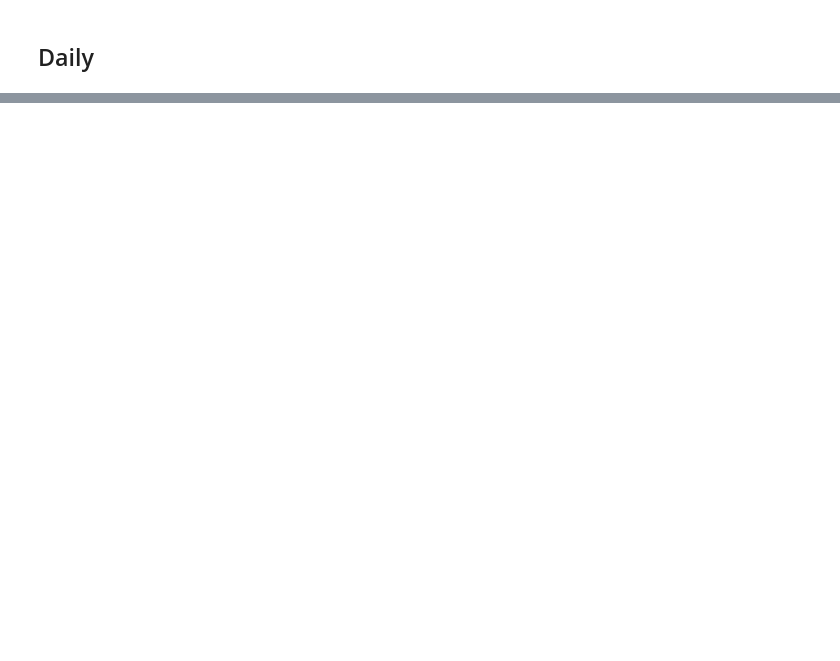
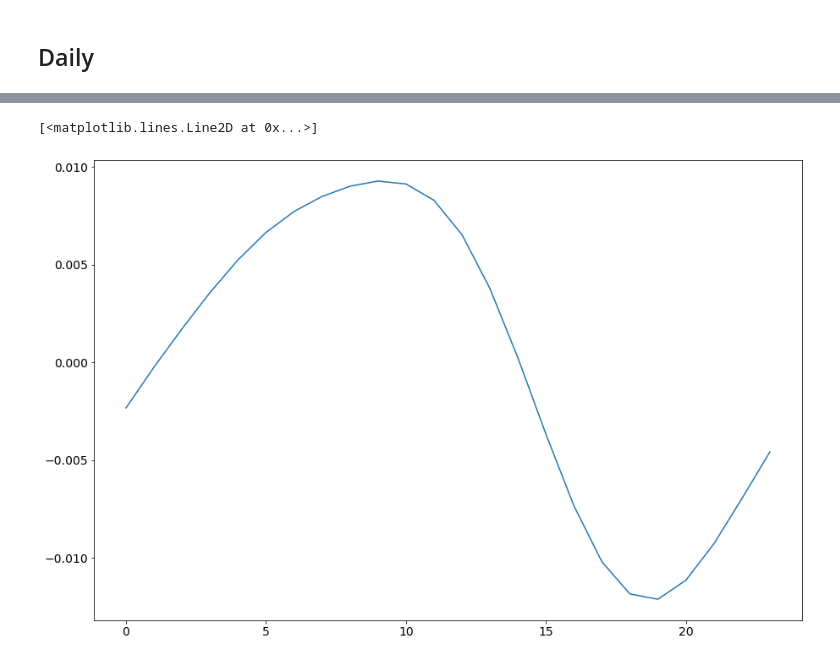
Before and after one commit to utah-geological-survey/Leland-Harris, a Jupyter notebook: notebooks/Prophet Model.ipynb, the cells around one changed output, grey strips where cells are left out. Drawn from its saved outputs; the diff is of its cells as text; code cells hidden in the pictures; blank space fills up the shorter version.

```diff
--- a/notebooks/Prophet Model.ipynb
+++ b/notebooks/Prophet Model.ipynb
@@ -69,6 +72,7 @@ engine = dbconnect.postconn_ugs()
 # %%
 #file_place = "G:/My Drive/WORK/Leland_Harris/intermediate_data/"
 file_place = "G:/My Drive/WORK/Leland_Harris/intermediate_data/"
+figure_place = file_place + "prophet/"
 # %% [markdown]
 # Define Functions
 # %%
@@ -437,7 +451,7 @@ plot_joint_plot(forecast['SG25A_wle'][['yhat','y']].dropna(), title=col)
 model = {}
 forecast = {}
 
-version = 14
+version = 15
 
 wls = pd.read_pickle(file_place+"raw_hydrograph_data.pickle")
 wls_piv = pd.read_pickle(file_place+"pivotedwells.pickle")
@@ -466,22 +480,22 @@ for col in comb_data.columns:
         verif = utils.make_verif(forecast[col], data_train, data_test)
         fig1 = plot_verif(verif)
         plt.ylabel('Water Elevation (ft)')
-        fig1.savefig(file_place+f"prophet_{col}_hourly_verif_v{version}.pdf")
+        fig1.savefig(figure_place+f"prophet_{col}_hourly_verif_v{version}.pdf")
         plt.close()
 
         fig2 = m.plot_components(forecast[col])
-        fig2.savefig(file_place+f"prophet_comp_{col}_hourly_v{version}.pdf")
+        fig2.savefig(figure_place+f"prophet_{col}_comp_hourly_v{version}.pdf")
         plt.close()
 
         model[col] = m
         try:
             fig3 = plot_joint_plot(verif.loc['2017':,['yhat','y']].dropna(), title=col)
-            fig3.savefig(file_place+f"prophet_joint_{col}_hourly_v{version}.pdf")
+            fig3.savefig(figure_place+f"prophet_{col}_joint_hourly_v{version}.pdf")
             plt.close()
         except:
             pass
 
-        forecast[col].to_pickle(file_place+f'{col}_forecast_hourly_v{version}.pickle')
+        forecast[col].to_pickle(figure_place+f'prophet_{col}_forecast_hourly_v{version}.pickle')
         print(col)
 # %% [markdown]
 ### Hourly With Variable Daily Seasonality
@@ -599,23 +613,23 @@ for col in comb_data.columns:
         verif = utils.make_verif(forecast[col], data_train, data_test)
         fig1 = plot_verif(verif)
         plt.ylabel('Water Elevation (ft)')
-        fig1.savefig(file_place+f"prophet_{col}_hourly_verif_reg_v{version}.pdf")
+        fig1.savefig(figure_place+f"prophet_{col}_hourly_verif_reg_v{version}.pdf")
         plt.close()
 
         fig2 = m.plot_components(forecast[col])
-        fig2.savefig(file_place+f"prophet_comp_{col}_hourly_reg_v{version}.pdf")
+        fig2.savefig(figure_place+f"prophet_comp_{col}_hourly_reg_v{version}.pdf")
         plt.close()
 
         model[col] = m
 
         try:
             fig3 = plot_joint_plot(verif.loc['2017':,['yhat','y']].dropna(), title=col)
-            fig3.savefig(file_place+f"prophet_joint_{col}_hourly_reg_v{version}.pdf")
+            fig3.savefig(figure_place+f"prophet_joint_{col}_hourly_reg_v{version}.pdf")
             plt.close()
         except:
             pass
 
-        forecast[col].to_pickle(file_place+f'{col}_forecast_hourly_reg_v{version}.pickle')
+        forecast[col].to_pickle(figure_place+f'{col}_forecast_hourly_reg_v{version}.pickle')
         print(col)
 # %% [output]
 SG25A_wle
@@ -650,7 +686,9 @@ for col in comb_data:
         df.index.name = 'datetime'
         data_train, data_test = utils.prepare_data(df, 2017)
         m = Prophet(seasonality_mode='additive')
-
+        df['PRISM_vpdmax _hpa'] = df['PRISM_vpdmax _hpa'].interpolate(method='time')
+        df['cdm_ppt'] = df['cdm_ppt'].interpolate(method='time')
+        df['trout'] = df['trout'].interpolate(method='time')
         m.add_regressor('PRISM_vpdmax _hpa', prior_scale=0.5, mode='additive')
         m.add_regressor('cdm_ppt', prior_scale=0.5, mode='additive')
         m.add_regressor('trout', prior_scale=0.5, mode='additive')
@@ -666,19 +704,19 @@ for col in comb_data:
         forecast[col] = m.predict(futures)
         fig1 = m.plot(forecast[col])
         plt.ylabel('Water Elevation (ft)')
-        fig1.savefig(file_place+f"prophet_{col}_daily.pdf")
+        fig1.savefig(file_place+f"prophet_{col}_daily_v6.pdf")
         plt.close()
         fig2 = m.plot_components(forecast[col])
-        fig2.savefig(file_place+f"prophet_comp_{col}_daily.pdf")
+        fig2.savefig(file_place+f"prophet_{col}_comp_daily_v6.pdf")
         plt.close()
         model[col] = m
         verif[col] = utils.make_verif(forecast[col], data_train, data_test)
         try:
             fig3 = plot_joint_plot(verif[col].loc['2017':,['yhat','y']].dropna(), title=f'Test {col}')
-            fig3.savefig(file_place+f"prophet_joint_{col}_daily.pdf")
+            fig3.savefig(file_place+f"prophet_{col}_joint_daily_v6.pdf")
             plt.close()
         except:
             pass
-        verif[col].to_pickle(file_place+f'{col}_verify_daily_v4.pickle')
-        forecast[col].to_pickle(file_place+f'{col}_forecast_daily_v4.pickle')
+        verif[col].to_pickle(file_place+f'prophet_{col}_verify_daily_v6.pickle')
+        forecast[col].to_pickle(file_place+f'prophet_{col}_forecast_daily_v6.pickle')
         print(col)
@@ -938,0 +1173,7 @@ for i in range(-350,350):
+# %%
+x = forecast_hr_reg['1011_wle'].daily.index.hour[:24]
+y = forecast_hr_reg['1011_wle'].daily[:24]
+plt.plot(x,y)
+# %% [output]
+[<matplotlib.lines.Line2D at 0x...>]
+[figure, added]
```
Also changed, not shown: parts of 28 cells of this notebook.
